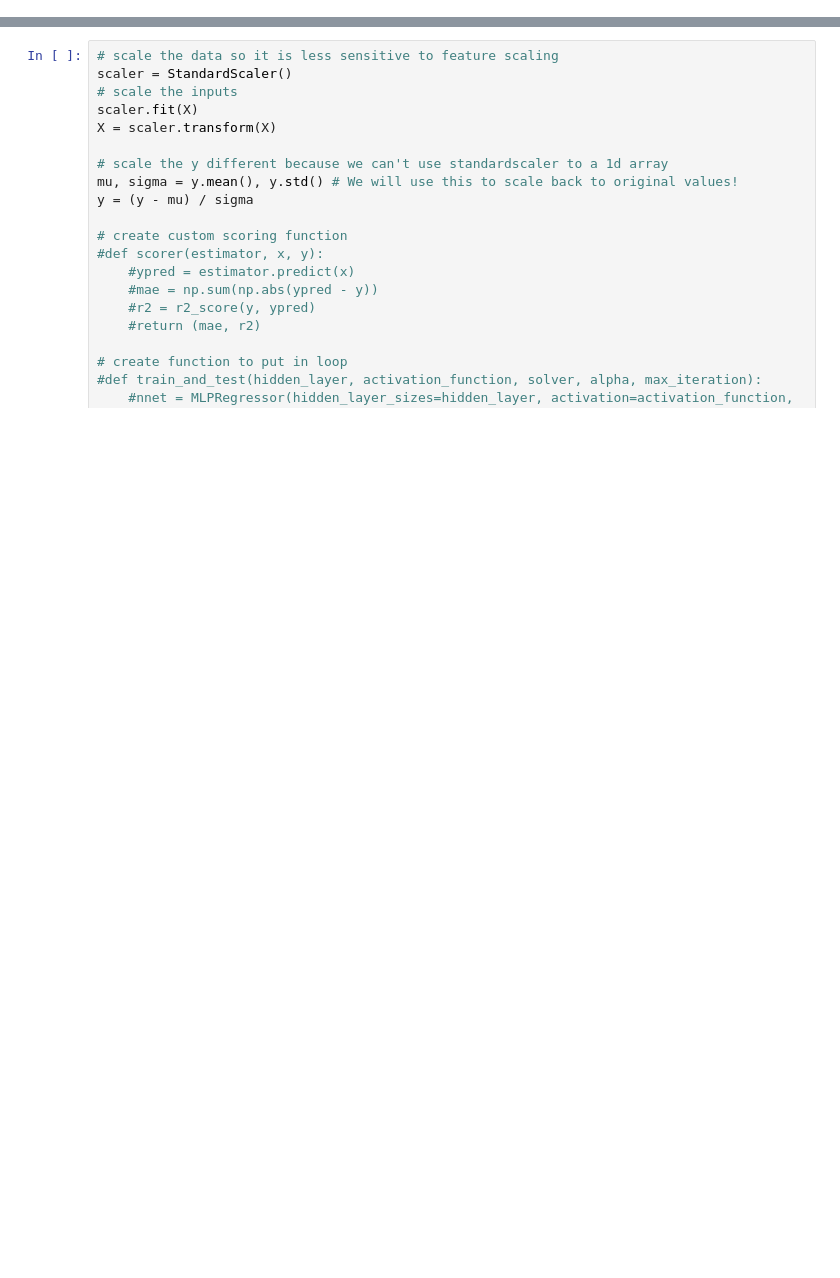
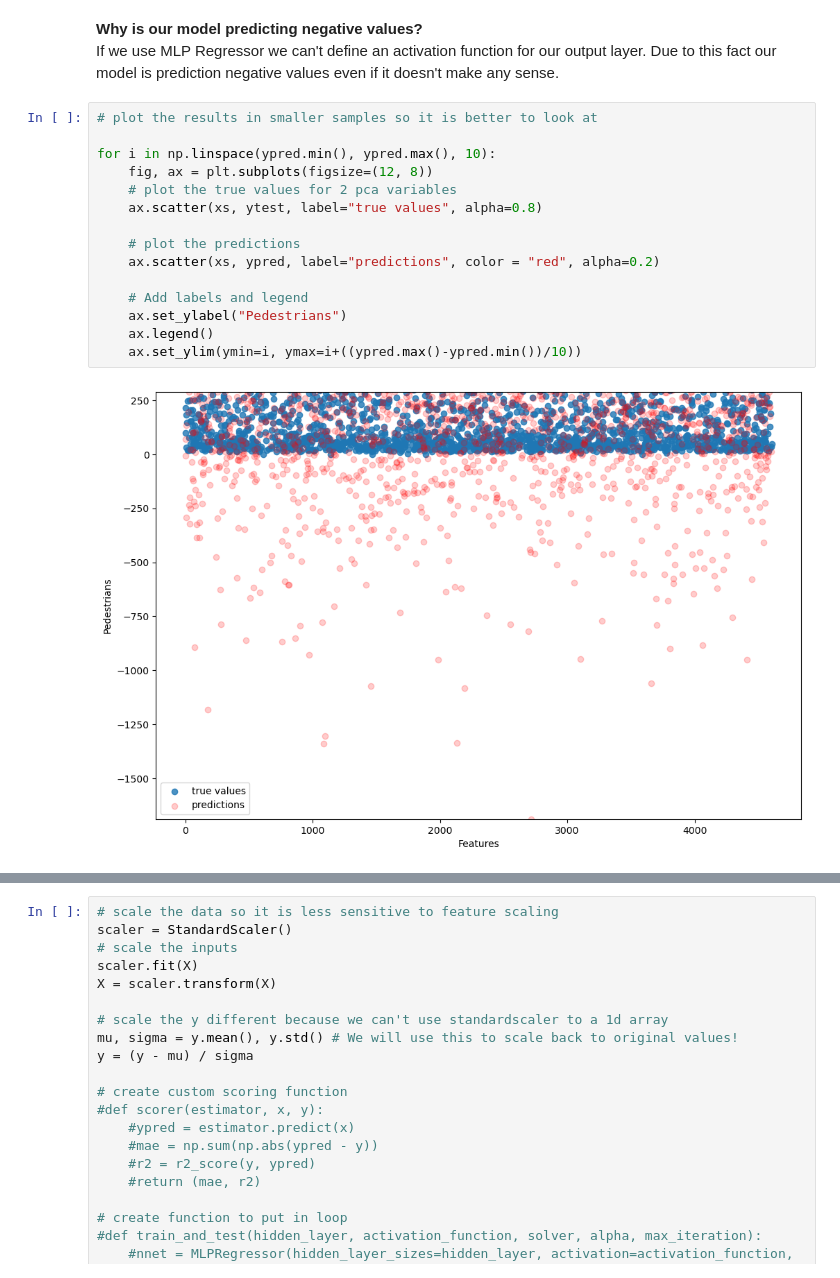
Before and after one commit to ymb287/dsf_project, a Jupyter notebook: neural_networks_scikit-learn.ipynb, the cells around one changed output, grey strips where cells are left out. Cells and saved outputs as stored; diff of their text form; blank space fills up the shorter version.

```diff
--- a/neural_networks_scikit-learn.ipynb
+++ b/neural_networks_scikit-learn.ipynb
@@ -90,0 +104,19 @@ ax.legend()
+# %% [markdown]
+**Why is our model predicting negative values?** <br> If we use MLP Regressor we can't define an activation function for our output layer. Due to this fact our model is prediction negative values even if it doesn't make any sense.
+# %%
+# plot the results in smaller samples so it is better to look at
+
+for i in np.linspace(ypred.min(), ypred.max(), 10):
+    fig, ax = plt.subplots(figsize=(12, 8))
+    # plot the true values for 2 pca variables
+    ax.scatter(xs, ytest, label="true values", alpha=0.8)
+
+    # plot the predictions
+    ax.scatter(xs, ypred, label="predictions", color = "red", alpha=0.2)
+
+    # Add labels and legend
+    ax.set_ylabel("Pedestrians")
+    ax.legend()
+    ax.set_ylim(ymin=i, ymax=i+((ypred.max()-ypred.min())/10))
+# %% [output]
+[figure, added]
```
Also changed, not shown: parts of 20 cells of this notebook.
